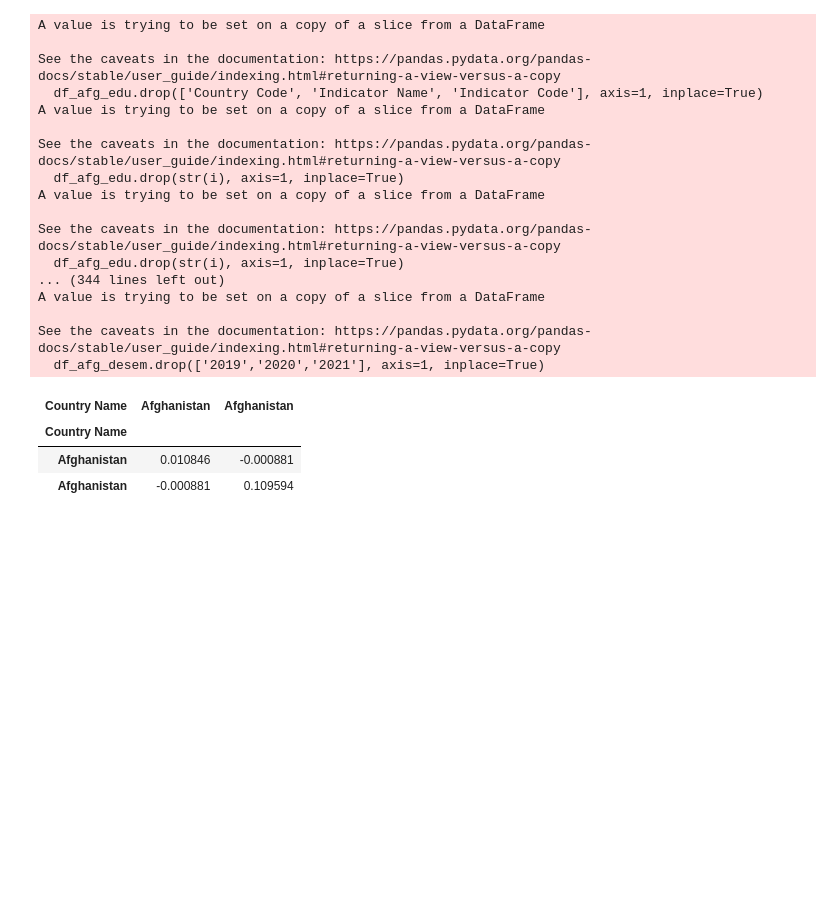
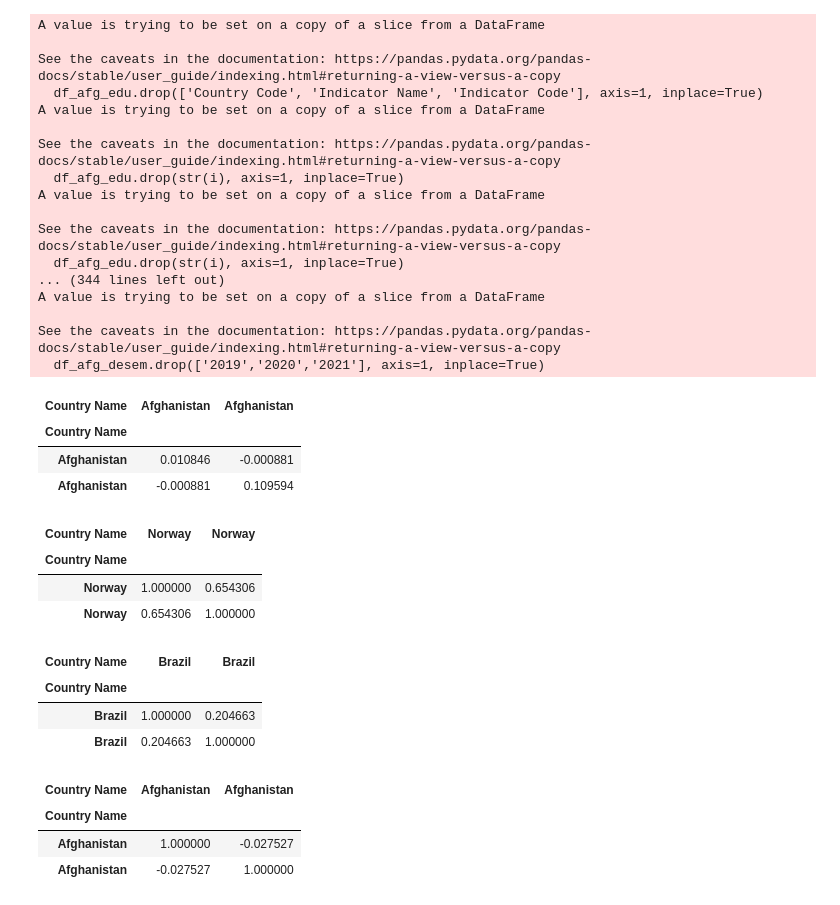
Before and after one commit to alessitomas/c.dadosAPS, a Jupyter notebook: aps2.ipynb, the cells around one changed output. Drawn from its saved outputs; the diff is of its cells as text; code cells hidden in the pictures; blank space fills up the shorter version.

```diff
--- a/aps2.ipynb
+++ b/aps2.ipynb
@@ -242,3 +241,24 @@ See the caveats in the documentation: https://pandas.pydata.org/pandas-docs/stab
 | Country Name |  |  |
 | Afghanistan | 0.010846 | -0.000881 |
 | Afghanistan | -0.000881 | 0.109594 |
+# %%
+nor_concat.corr()
+# %% [output]
+| Country Name | Norway | Norway |
+| Country Name |  |  |
+| Norway | 1.000000 | 0.654306 |
+| Norway | 0.654306 | 1.000000 |
+# %%
+bra_concat.corr()
+# %% [output]
+| Country Name | Brazil | Brazil |
+| Country Name |  |  |
+| Brazil | 1.000000 | 0.204663 |
+| Brazil | 0.204663 | 1.000000 |
+# %%
+afg_concat.corr()
+# %% [output]
+| Country Name | Afghanistan | Afghanistan |
+| Country Name |  |  |
+| Afghanistan | 1.000000 | -0.027527 |
+| Afghanistan | -0.027527 | 1.000000 |
```
Also changed, not shown: parts of 1 cell of this notebook.
